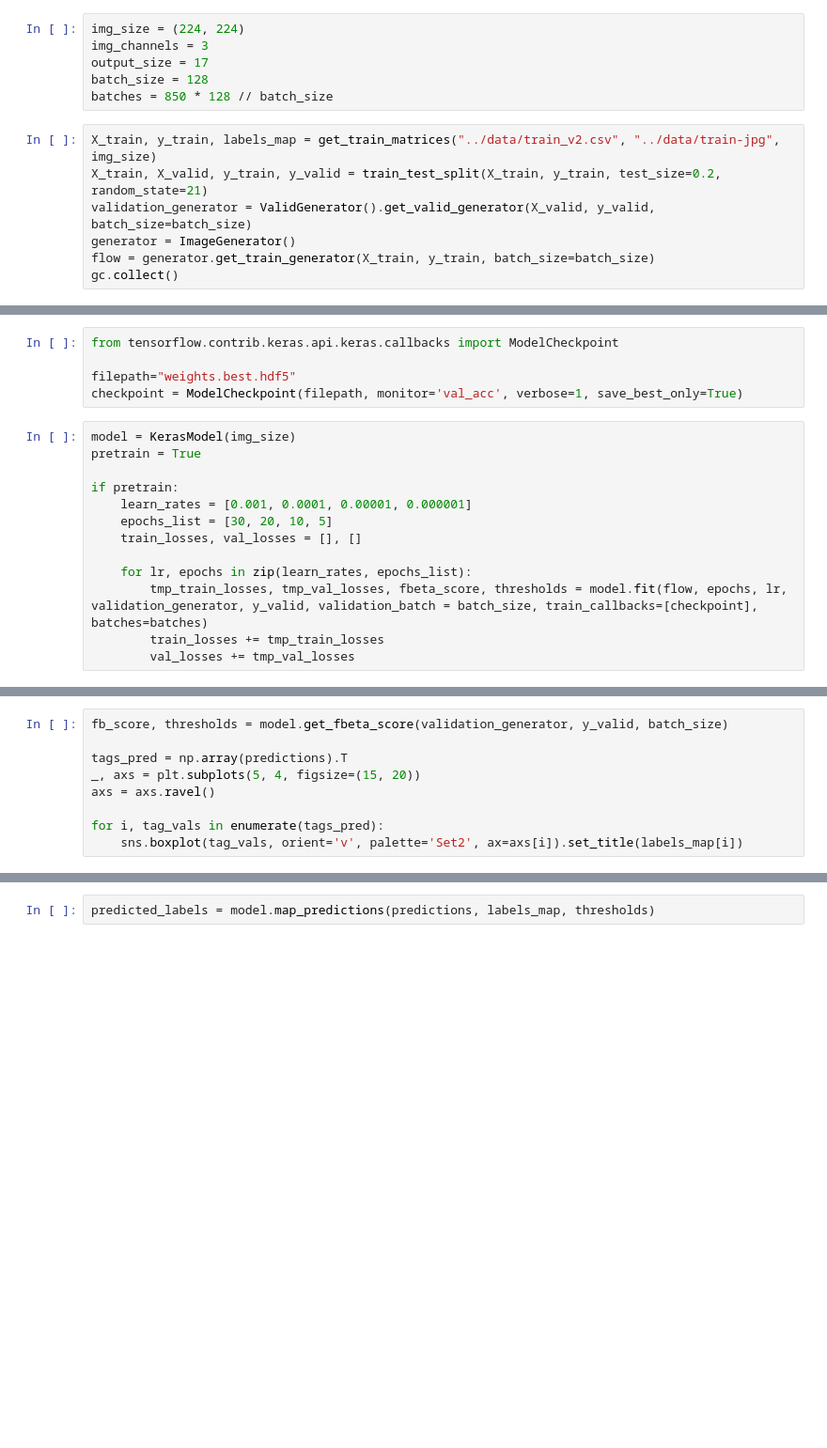
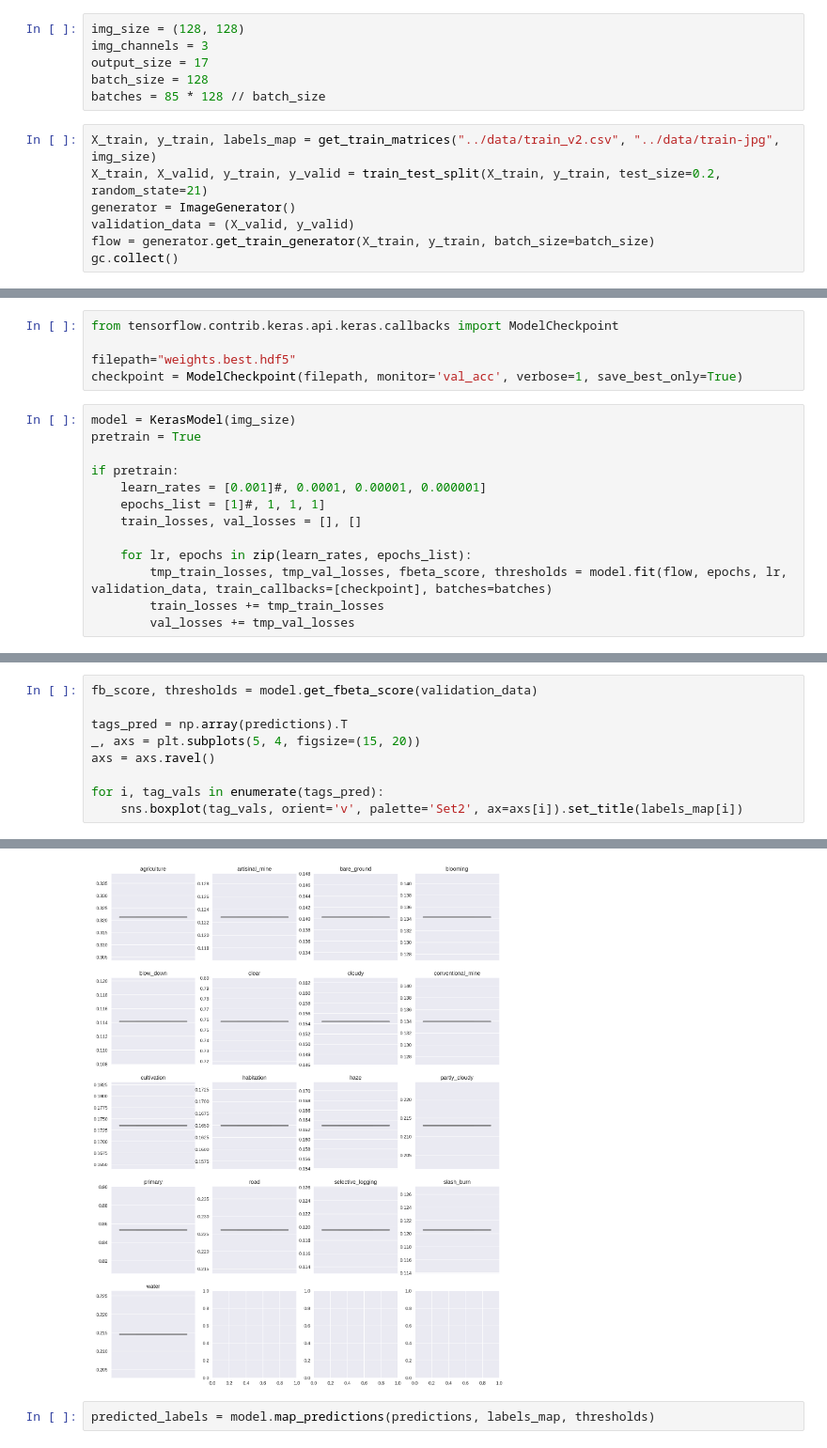
Before and after one commit to cortwave/amazon-planet, a Jupyter notebook: solution.ipynb, the cells around one changed output, grey strips where cells are left out. Shown at 94% size. Cells and saved outputs as stored; diff of their text form; blank space fills up the shorter version.

```diff
--- a/solution.ipynb
+++ b/solution.ipynb
@@ -15,16 +15,16 @@ from itertools import chain
 %matplotlib inline
 %config InlineBackend.figure_format = 'retina'
 # %%
-img_size = (224, 224)
+img_size = (128, 128)
 img_channels = 3
 output_size = 17
 batch_size = 128
-batches = 850 * 128 // batch_size
+batches = 85 * 128 // batch_size
 # %%
 X_train, y_train, labels_map = get_train_matrices("../data/train_v2.csv", "../data/train-jpg", img_size)
 X_train, X_valid, y_train, y_valid = train_test_split(X_train, y_train, test_size=0.2, random_state=21)
-validation_generator = ValidGenerator().get_valid_generator(X_valid, y_valid, batch_size=batch_size)
 generator = ImageGenerator()
+validation_data = (X_valid, y_valid)
 flow = generator.get_train_generator(X_train, y_train, batch_size=batch_size)
 gc.collect()
 # %% [output]
@@ -39,12 +39,12 @@ model = KerasModel(img_size)
 pretrain = True
 
 if pretrain:
-    learn_rates = [0.001, 0.0001, 0.00001, 0.000001]
-    epochs_list = [30, 20, 10, 5]
+    learn_rates = [0.001]#, 0.0001, 0.00001, 0.000001]
+    epochs_list = [1]#, 1, 1, 1]
     train_losses, val_losses = [], []
 
     for lr, epochs in zip(learn_rates, epochs_list):
-        tmp_train_losses, tmp_val_losses, fbeta_score, thresholds = model.fit(flow, epochs, lr, validation_generator, y_valid, validation_batch = batch_size, train_callbacks=[checkpoint], batches=batches)
+        tmp_train_losses, tmp_val_losses, fbeta_score, thresholds = model.fit(flow, epochs, lr, validation_data, train_callbacks=[checkpoint], batches=batches)
         train_losses += tmp_train_losses
         val_losses += tmp_val_losses
 # %% [output]
@@ -83,5 +96,5 @@ print("Predictions shape: {}\nFiles name shape: {}\n1st predictions entry:\n{}".
 # %%
-fb_score, thresholds = model.get_fbeta_score(validation_generator, y_valid, batch_size)
+fb_score, thresholds = model.get_fbeta_score(validation_data)
 
 tags_pred = np.array(predictions).T
 _, axs = plt.subplots(5, 4, figsize=(15, 20))
@@ -89,3 +102,4 @@ axs = axs.ravel()
 
 for i, tag_vals in enumerate(tags_pred):
     sns.boxplot(tag_vals, orient='v', palette='Set2', ax=axs[i]).set_title(labels_map[i])
+# %% [output]
@@ -92,3 +123,4 @@ for i, tag_vals in enumerate(tags_pred):
+[figure, added]
 # %%
 predicted_labels = model.map_predictions(predictions, labels_map, thresholds)
 # %%
```
Also changed, not shown: parts of 9 cells of this notebook, 2 other files.
